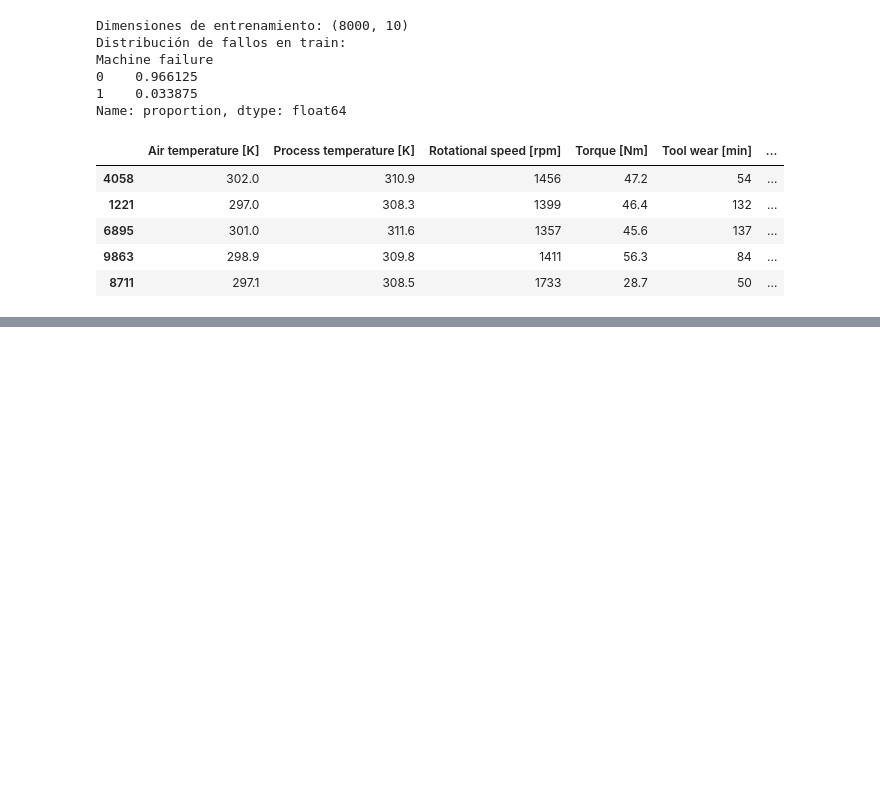
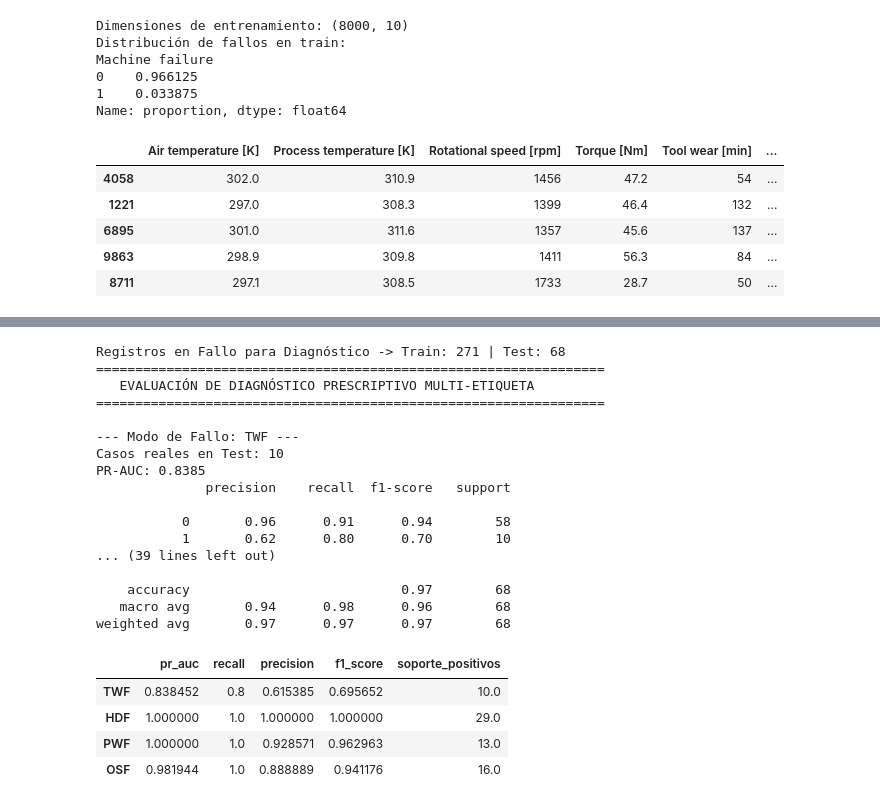
Before and after one commit to ArturoCarrilloJimenez/Predictive-Maintenance-AI4I-2020, a Jupyter notebook: notebooks/pipeline_entrega.ipynb, the cells around one changed output, grey strips where cells are left out. Drawn from its saved outputs; the diff is of its cells as text; code cells hidden in the pictures; blank space fills up the shorter version.

```diff
--- a/notebooks/pipeline_entrega.ipynb
+++ b/notebooks/pipeline_entrega.ipynb
@@ -534,0 +620,52 @@ Name: proportion, dtype: float64
+# %%
+from models import categorization_error
+
+FAILURE_MODES = ["TWF", "HDF", "PWF", "OSF"]
+
+# 1. Aislamos únicamente los registros con fallo confirmado (Machine failure == 1)
+# Tanto en Train (80%) como en Test (20%) para alimentar el diagnóstico de taller
+mask_train_fail = y_train == 1
+mask_test_fail = y_test == 1
+
+X_train_fail = X_train[mask_train_fail]
+Y_train_fail = df.loc[X_train_fail.index, FAILURE_MODES]
+
+X_test_fail = X_test[mask_test_fail]
+Y_test_fail = df.loc[X_test_fail.index, FAILURE_MODES]
+
+print(f"Registros en Fallo para Diagnóstico -> Train: {len(X_train_fail)} | Test: {len(X_test_fail)}")
+
+# 2. Ejecutar el diagnóstico prescriptivo con ajuste automático de umbral
+diag_results = categorization_error(
+    X_train=X_train_fail,
+    Y_train=Y_train_fail,
+    X_test=X_test_fail,
+    Y_test=Y_test_fail,
+    random_state=42,
+)
+
+# 3. Mostrar métricas de rendimiento por modo de fallo
+display(diag_results["metrics"])
+# %% [output]
+Registros en Fallo para Diagnóstico -> Train: 271 | Test: 68
+=================================================================
+   EVALUACIÓN DE DIAGNÓSTICO PRESCRIPTIVO MULTI-ETIQUETA
+=================================================================
+
+--- Modo de Fallo: TWF ---
+Casos reales en Test: 10
+PR-AUC: 0.8385
+              precision    recall  f1-score   support
+
+           0       0.96      0.91      0.94        58
+           1       0.62      0.80      0.70        10
+... (39 lines left out)
+
+    accuracy                           0.97        68
+   macro avg       0.94      0.98      0.96        68
+weighted avg       0.97      0.97      0.97        68
+|  | pr_auc | recall | precision | f1_score | soporte_positivos |
+| TWF | 0.838452 | 0.8 | 0.615385 | 0.695652 | 10.0 |
+| HDF | 1.000000 | 1.0 | 1.000000 | 1.000000 | 29.0 |
+| PWF | 1.000000 | 1.0 | 0.928571 | 0.962963 | 13.0 |
+| OSF | 0.981944 | 1.0 | 0.888889 | 0.941176 | 16.0 |
```
Also changed, not shown: parts of 7 cells of this notebook, 1 other file.
